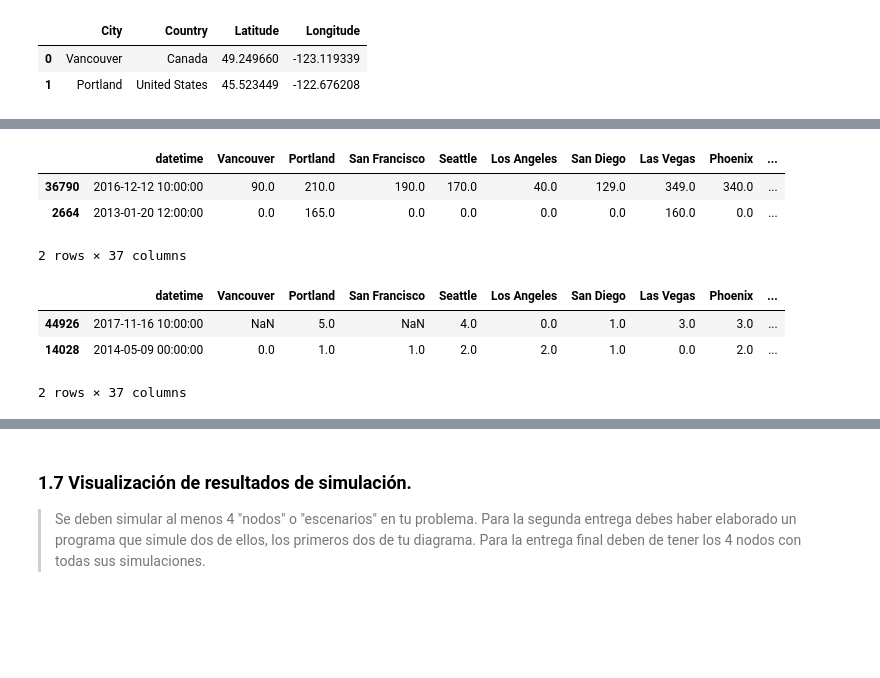
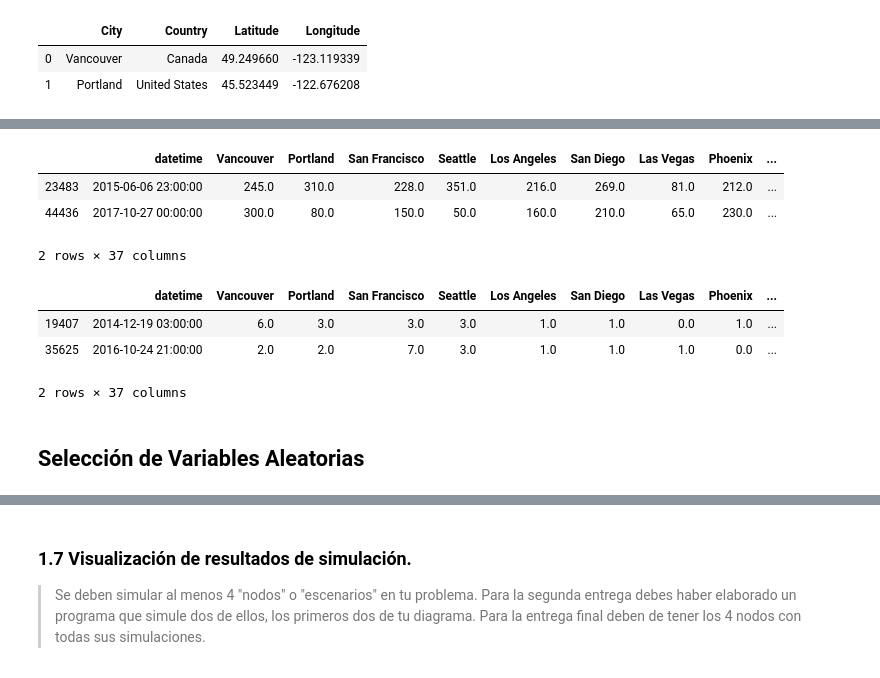
Before and after one commit to PintorOD1997/ProyectoConjunto_LandaverdeI_PintorD, a Jupyter notebook: ProyectoModulo1_OchoaD_MercadoI.ipynb, the cells around one changed output, grey strips where cells are left out. Saved outputs shown, nothing was run; the diff lists cells and outputs as text; code cells hidden in the pictures; blank space fills up the shorter version.

```diff
--- a/ProyectoModulo1_OchoaD_MercadoI.ipynb
+++ b/ProyectoModulo1_OchoaD_MercadoI.ipynb
@@ -159,17 +167,21 @@ data5.sample(2)
 2 rows × 37 columns
 # %%
 data6=pd.read_csv("wind_direction.csv")
+wind_dir = data6.Seattle.dropna()
 data6.sample(2)
 # %% [output]
 |  | datetime | Vancouver | Portland | San Francisco | Seattle | Los Angeles | San Diego | Las Vegas | Phoenix | ... |
-| 36790 | 2016-12-12 10:00:00 | 90.0 | 210.0 | 190.0 | 170.0 | 40.0 | 129.0 | 349.0 | 340.0 | ... |
-| 2664 | 2013-01-20 12:00:00 | 0.0 | 165.0 | 0.0 | 0.0 | 0.0 | 0.0 | 160.0 | 0.0 | ... |
+| 23483 | 2015-06-06 23:00:00 | 245.0 | 310.0 | 228.0 | 351.0 | 216.0 | 269.0 | 81.0 | 212.0 | ... |
+| 44436 | 2017-10-27 00:00:00 | 300.0 | 80.0 | 150.0 | 50.0 | 160.0 | 210.0 | 65.0 | 230.0 | ... |
 2 rows × 37 columns
 # %%
 data7=pd.read_csv("wind_speed.csv")
+wind_speed = data7.Seattle.dropna()
 data7.sample(2)
 # %% [output]
 |  | datetime | Vancouver | Portland | San Francisco | Seattle | Los Angeles | San Diego | Las Vegas | Phoenix | ... |
-| 44926 | 2017-11-16 10:00:00 | NaN | 5.0 | NaN | 4.0 | 0.0 | 1.0 | 3.0 | 3.0 | ... |
-| 14028 | 2014-05-09 00:00:00 | 0.0 | 1.0 | 1.0 | 2.0 | 2.0 | 1.0 | 0.0 | 2.0 | ... |
+| 19407 | 2014-12-19 03:00:00 | 6.0 | 3.0 | 3.0 | 3.0 | 1.0 | 1.0 | 0.0 | 1.0 | ... |
+| 35625 | 2016-10-24 21:00:00 | 2.0 | 2.0 | 7.0 | 3.0 | 1.0 | 1.0 | 1.0 | 0.0 | ... |
 2 rows × 37 columns
+# %% [markdown]
+## Selección de Variables Aleatorias
```
Also changed, not shown: parts of 9 cells of this notebook.
